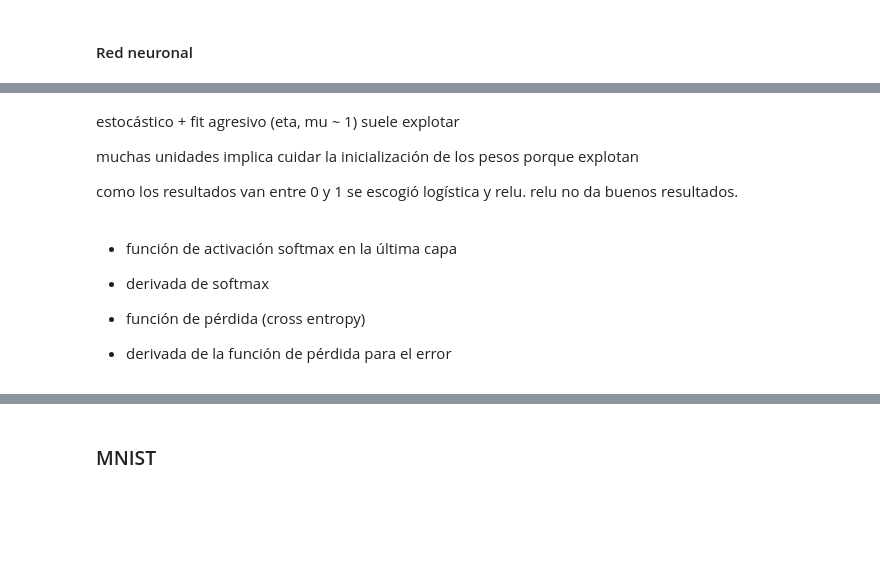
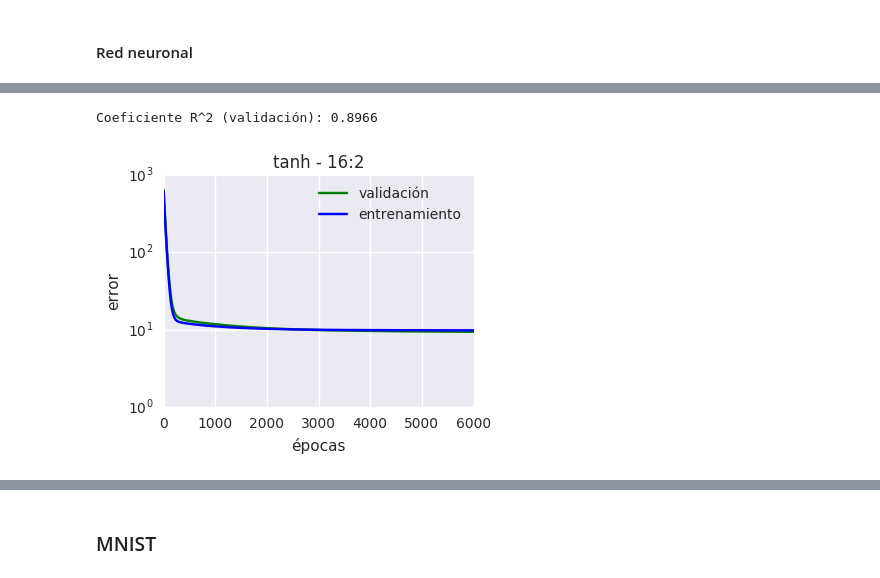
Before and after one commit to matiasbattocchia/redes-neuronales, a Jupyter notebook: tp1/TP 1.ipynb, the cells around one changed output, grey strips where cells are left out. Cells and saved outputs as stored; diff of their text form; code cells hidden in the pictures; blank space fills up the shorter version.

```diff
--- a/tp1/TP 1.ipynb
+++ b/tp1/TP 1.ipynb
@@ -849,15 +831,12 @@ from sklearn.metrics import r2_score
 #### Estimador de referencia
 # %%
 from sklearn.linear_model import Ridge
-
-r = Ridge(alpha=.001)
-
-
 from sklearn.pipeline import make_pipeline
 
+reg = Ridge(alpha=.001)
 e = make_pipeline(mapper, reg)
 e.fit(ej2_train, ej2_train[objetivos])
 
-print('Coeficiente R^2 (validación): %.2f' % e.score(ej2_val, ej2_val[objetivos]))
+print('Coeficiente R² (validación): %.4f' % e.score(ej2_val, ej2_val[objetivos]))
 print('Error absoluto medio (validación): %.2f' % error_absoluto_medio.f(e.predict(ej2_val), ej2_val[objetivos]))
 # %% [output]
@@ -1032,12 +852,0 @@ r = experimento_2(
-# %%
-r = experimento_2(
-    épocas=1600,
-    capas_ocultas=(32,),
-    adaptación=0,
-    aprendizaje=1e-5,
-    regularización=1e-4,
-    momento=.9,
-    activación=tanh,
-    última_capa=identidad,
-    lote=4
-)
@@ -1047,12 +852,0 @@ Coeficiente R^2 (validación): 0.97
-# %%
-r = experimento_2(
-    épocas=300,
-    capas_ocultas=(32,),
-    adaptación=0,
-    aprendizaje=5e-5,
-    regularización = .0001,
-    momento=.9,
-    activación=relu,
-    última_capa=identidad,
-    lote=2
-)
@@ -1086,12 +852,0 @@ ax.scatter(predicciones[:,0], predicciones[:,1])
-# %% [markdown]
-estocástico + fit agresivo (eta, mu ~ 1) suele explotar
-
-muchas unidades implica cuidar la inicialización de los pesos porque explotan
-
-como los resultados van entre 0 y 1 se escogió logística y relu. relu no da buenos resultados.
-# %% [markdown]
-* función de activación softmax en la última capa
-* derivada de softmax
-
-* función de pérdida (cross entropy)
-* derivada de la función de pérdida para el error
@@ -1097,0 +877,15 @@ como los resultados van entre 0 y 1 se escogió logística y relu. relu no da bu
+# %%
+r = {}
+# %%
+r['0'] = experimento_2(
+    épocas=6000,
+    capas_ocultas=(),
+    aprendizaje=1e-5,
+    momento=.9,
+    activación=tanh,
+    última_capa=identidad,
+    lote=4
+)
+# %% [output]
+Coeficiente R^2 (validación): 0.8966
+[figure, added]
```
Also changed, not shown: parts of 42 cells of this notebook, 1 other file.
